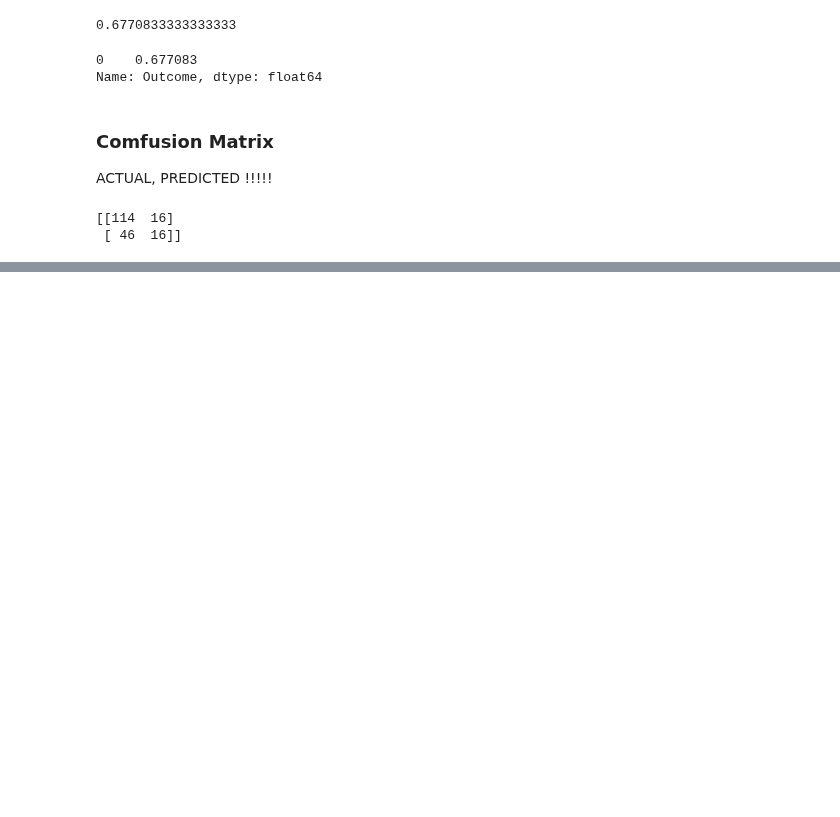
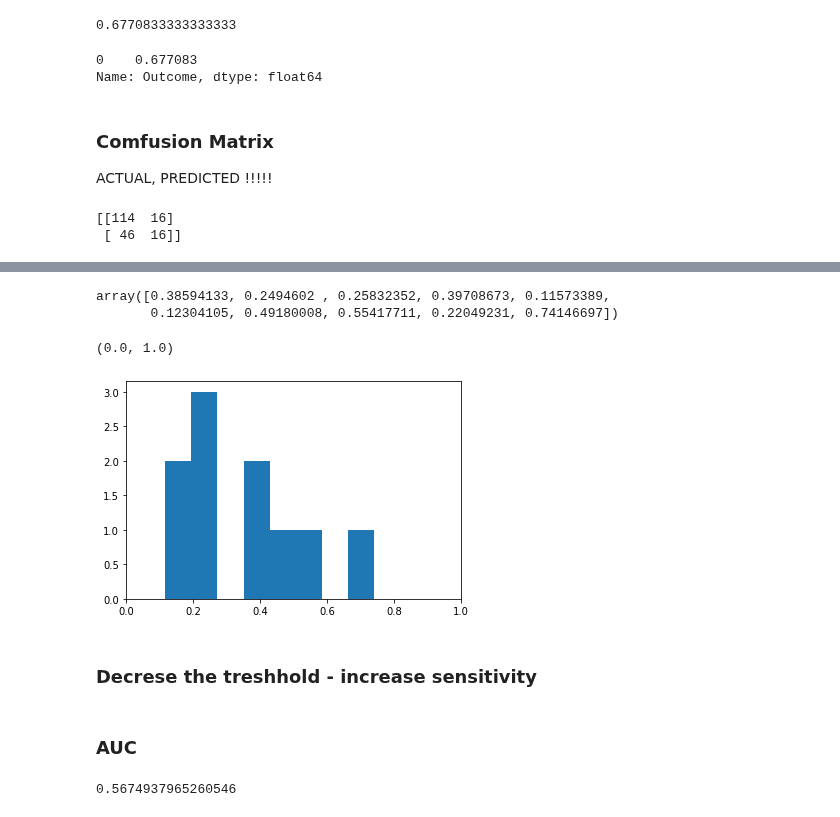
Before and after one commit to dantohe/Springboard, a Jupyter notebook: classification/classification_pima_02.ipynb, the cells around one changed output, grey strips where cells are left out. Saved outputs shown, nothing was run; the diff lists cells and outputs as text; code cells hidden in the pictures; blank space fills up the shorter version.

```diff
--- a/classification/classification_pima_02.ipynb
+++ b/classification/classification_pima_02.ipynb
@@ -182,0 +246,7 @@ fp = confusion_matrix[0,1]
+# %%
+lr.predict_proba(x_test)[0:10, 1]
+# %% [output]
+array([0.38594133, 0.2494602 , 0.25832352, 0.39708673, 0.11573389,
+       0.12304105, 0.49180008, 0.55417711, 0.22049231, 0.74146697])
+# %%
+y_pred_prob = lr.predict_proba(x_test)[0:10, 1]
@@ -182,0 +256,8 @@ fp = confusion_matrix[0,1]
+# %%
+plt.hist(y_pred_prob, bins =8)
+plt.xlim(0,1)
+# %% [output]
+(0.0, 1.0)
+[figure, added]
+# %% [markdown]
+### Decrese the treshhold - increase sensitivity
@@ -182,0 +266,7 @@ fp = confusion_matrix[0,1]
+# %% [markdown]
+### AUC
+# %%
+# from sklearn.cross_validation
+metrics.roc_auc_score(y_test, y_pred_class)
+# %% [output]
+0.5674937965260546
```
Also changed, not shown: parts of 19 cells of this notebook.
